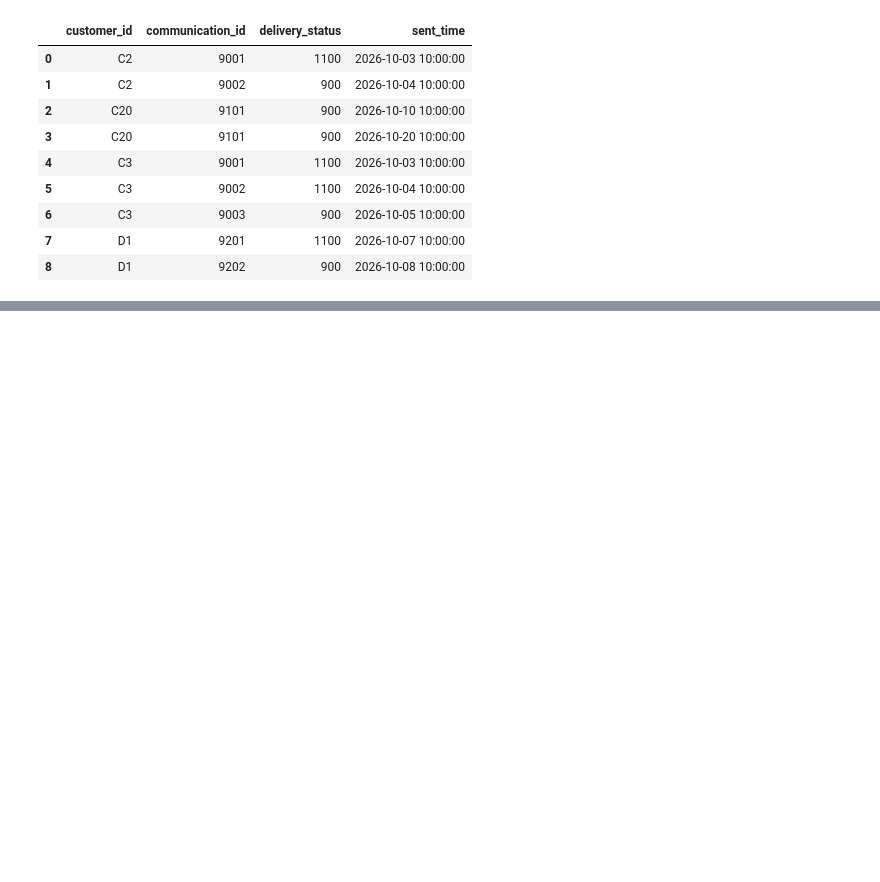
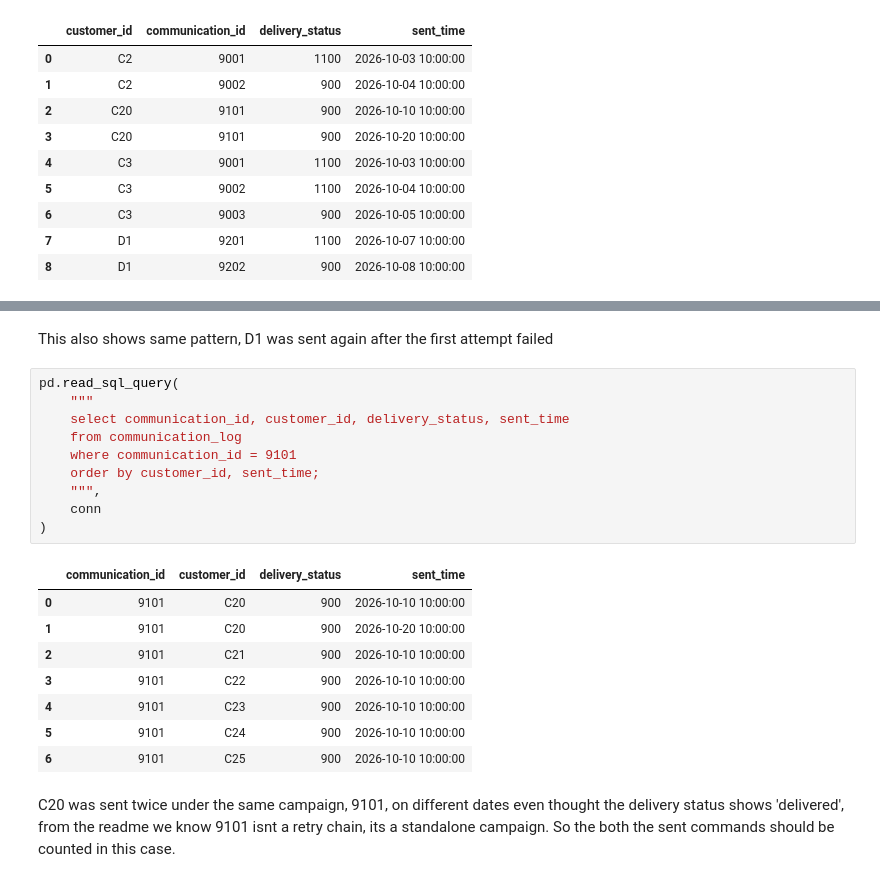
Before and after one commit to piyushkalra002/xeno_data_analysis_assignment, a Jupyter notebook: Analysis.ipynb, the cells around one changed output, grey strips where cells are left out. Saved outputs shown, nothing was run; the diff lists cells and outputs as text; blank space fills up the shorter version.

```diff
--- a/Analysis.ipynb
+++ b/Analysis.ipynb
@@ -129,0 +207,23 @@ from t
+# %% [markdown]
+This also shows same pattern, D1 was sent again after the first attempt failed
+# %%
+pd.read_sql_query(
+    """
+    select communication_id, customer_id, delivery_status, sent_time
+    from communication_log
+    where communication_id = 9101
+    order by customer_id, sent_time;
+    """,
+    conn
+)
+# %% [output]
+|  | communication_id | customer_id | delivery_status | sent_time |
+| 0 | 9101 | C20 | 900 | 2026-10-10 10:00:00 |
+| 1 | 9101 | C20 | 900 | 2026-10-20 10:00:00 |
+| 2 | 9101 | C21 | 900 | 2026-10-10 10:00:00 |
+| 3 | 9101 | C22 | 900 | 2026-10-10 10:00:00 |
+| 4 | 9101 | C23 | 900 | 2026-10-10 10:00:00 |
+| 5 | 9101 | C24 | 900 | 2026-10-10 10:00:00 |
+| 6 | 9101 | C25 | 900 | 2026-10-10 10:00:00 |
+# %% [markdown]
+C20 was sent twice under the same campaign, 9101, on different dates even thought the delivery status shows 'delivered', from the readme we know 9101 isnt a retry chain, its a standalone campaign. So the both the sent commands should be counted in this case.
```
Also changed, not shown: parts of 25 cells of this notebook.
